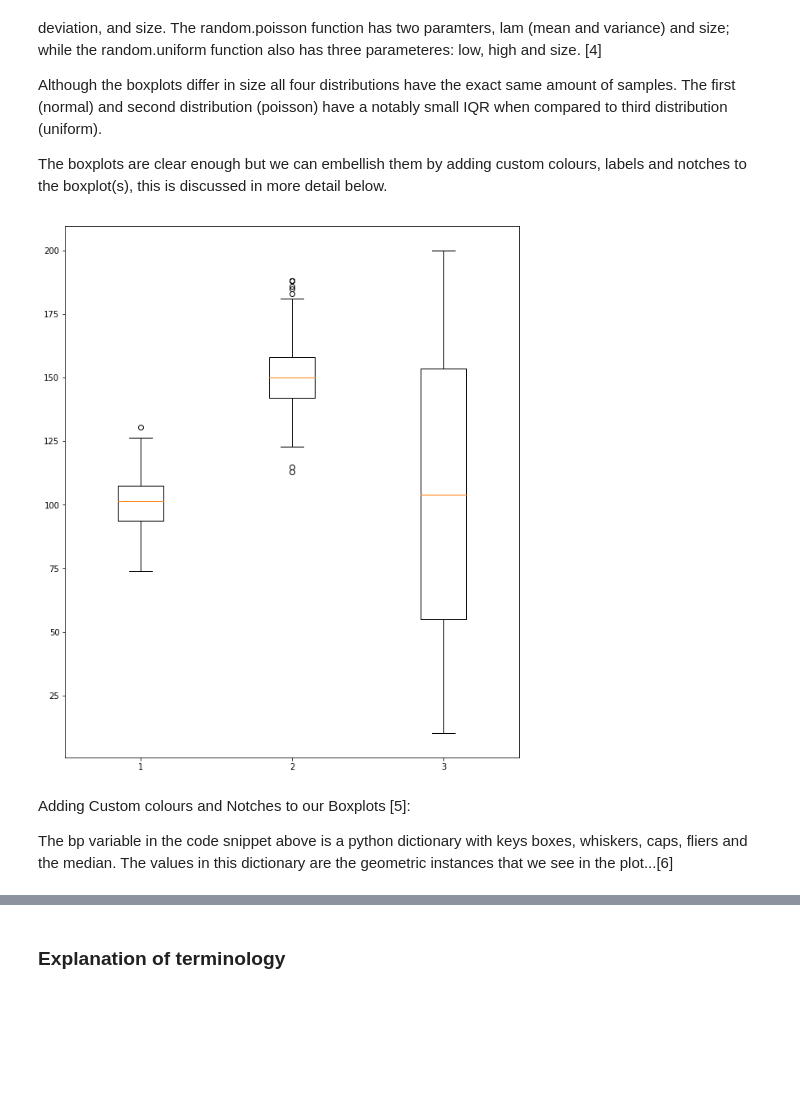
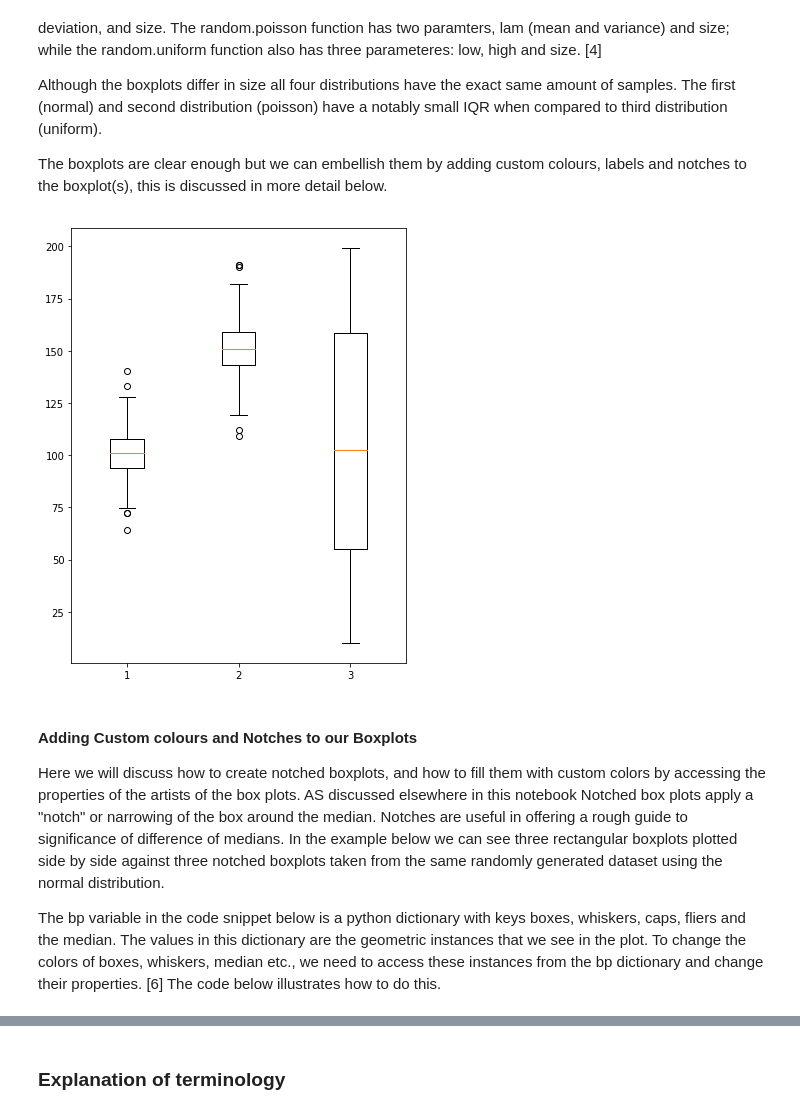
Before and after one commit to JulianConneely/Fundamentals-of-Data-Analysis-Project-Dec-18, a Jupyter notebook: Boxplot.ipynb, the cells around one changed output, grey strips where cells are left out. Cells and saved outputs as stored; diff of their text form; code cells hidden in the pictures; blank space fills up the shorter version.

```diff
--- a/Boxplot.ipynb
+++ b/Boxplot.ipynb
@@ -152,23 +189,25 @@ The boxplots are clear enough but we can embellish them by adding custom colours
 # %%
 box_1 = np.random.normal(100, 10, 500)
 box_2 = np.random.poisson(150, 500)
 box_3 = np.random.uniform(10,200,500)
 
 ## Combine the different boxplots into a list
 combobox = [box_1, box_2, box_3]
 
 # Create a figure:
-fig = plt.figure(1, figsize=(10, 12))
+fig = plt.figure(1, figsize=(6, 8))
 
 # Add a subplot to the current figure:
 ax = fig.add_subplot(111)
 
 # Create the boxplot
 cb = ax.boxplot(combobox)
 # %% [output]
-[figure, old version]
+[figure, new version]
-# %% [markdown]
-Adding Custom colours and Notches to our Boxplots [5]:
-
-The bp variable in the code snippet above is a python dictionary with keys boxes, whiskers, caps, fliers and the median. The values in this dictionary are the geometric instances that we see in the plot...[6]
+# %% [markdown]
+#### Adding Custom colours and Notches to our Boxplots
+
+Here we will discuss how to create notched boxplots, and how to fill them with custom colors by accessing the properties of the artists of the box plots. AS discussed elsewhere in this notebook Notched box plots apply a "notch" or narrowing of the box around the median. Notches are useful in offering a rough guide to significance of difference of medians. In the example below we can see three rectangular boxplots plotted side by side against three notched boxplots taken from the same randomly generated dataset using the normal distribution.
+
+The bp variable in the code snippet below is a python dictionary with keys boxes, whiskers, caps, fliers and the median. The values in this dictionary are the geometric instances that we see in the plot. To change the colors of boxes, whiskers, median etc., we need to access these instances from the bp dictionary and change their properties. [6] The code below illustrates how to do this.
 # %%
```
Also changed, not shown: parts of 13 cells of this notebook.
